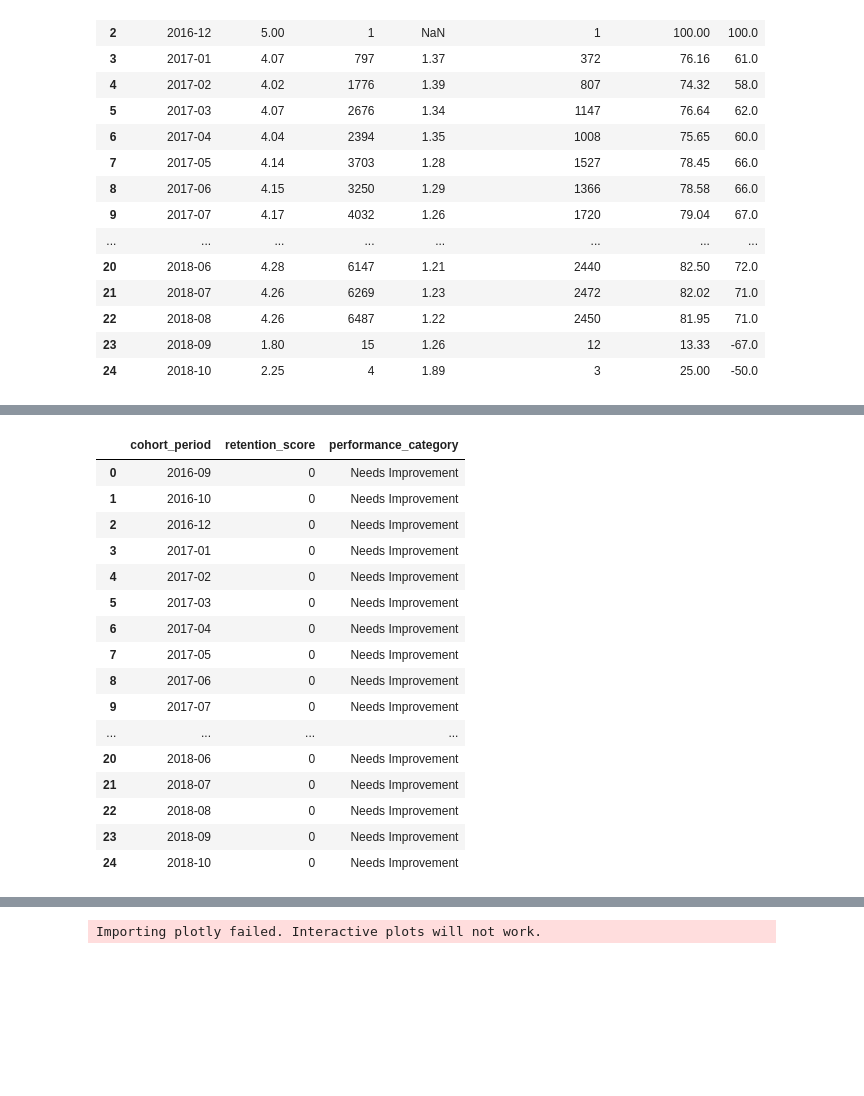
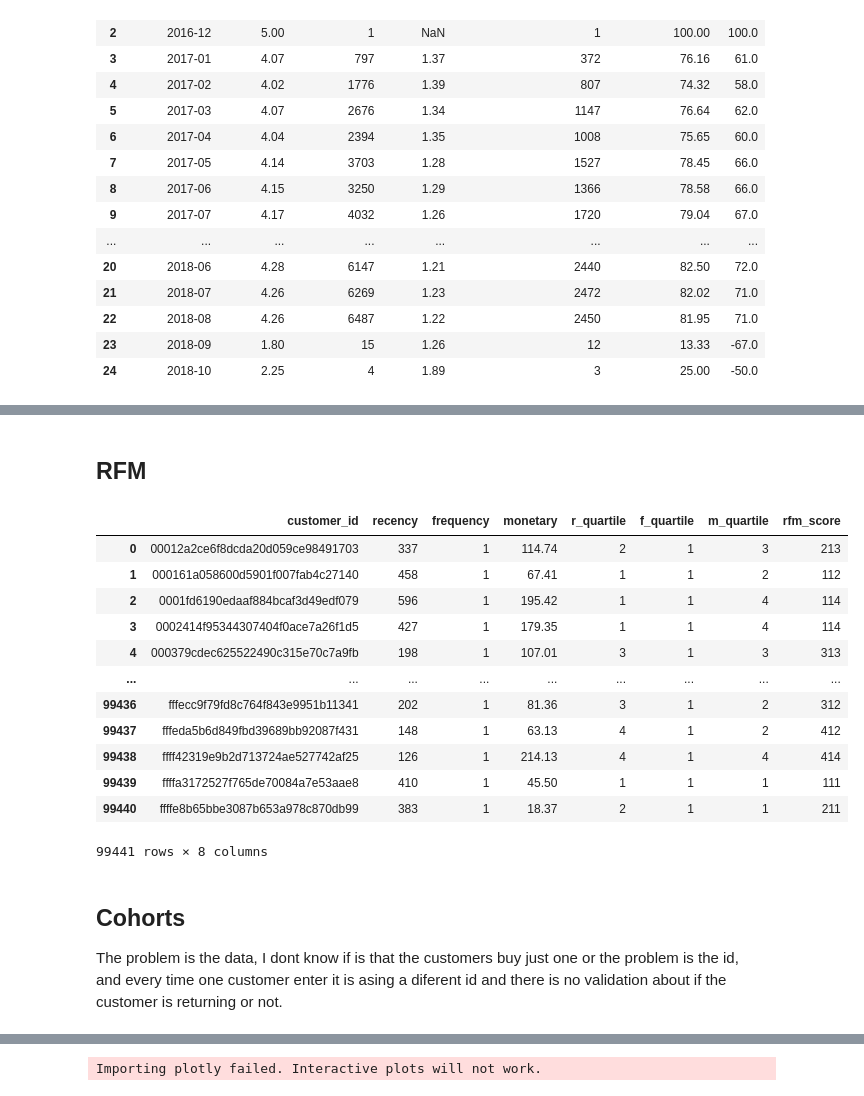
Before and after one commit to kenia-cisneros-a11y/e-comerce_olist_data, a Jupyter notebook: tests.ipynb, the cells around one changed output, grey strips where cells are left out. Drawn from its saved outputs; the diff is of its cells as text; code cells hidden in the pictures; blank space fills up the shorter version.

Commit message:
Cohort fixed function & RFM integration to Streamlit

```diff
--- a/tests.ipynb
+++ b/tests.ipynb
@@ -421,20 +326,55 @@ calculate_retention_metrics(retention_matrix_pct, cohort_sizes)
-# %%
-analyze_retention_trends(retention_matrix_pct)
-# %% [output]
-|  | cohort_period | retention_score | performance_category |
-| 0 | 2016-09 | 0 | Needs Improvement |
-| 1 | 2016-10 | 0 | Needs Improvement |
-| 2 | 2016-12 | 0 | Needs Improvement |
-| 3 | 2017-01 | 0 | Needs Improvement |
-| 4 | 2017-02 | 0 | Needs Improvement |
-| 5 | 2017-03 | 0 | Needs Improvement |
-| 6 | 2017-04 | 0 | Needs Improvement |
-| 7 | 2017-05 | 0 | Needs Improvement |
-| 8 | 2017-06 | 0 | Needs Improvement |
-| 9 | 2017-07 | 0 | Needs Improvement |
-| ... | ... | ... | ... |
-| 20 | 2018-06 | 0 | Needs Improvement |
-| 21 | 2018-07 | 0 | Needs Improvement |
-| 22 | 2018-08 | 0 | Needs Improvement |
-| 23 | 2018-09 | 0 | Needs Improvement |
-| 24 | 2018-10 | 0 | Needs Improvement |
+# %% [markdown]
+## RFM
+# %%
+filtered_orders = orders_df.copy()
+reference_date = filtered_orders['order_purchase_timestamp'].max()
+
+orders_with_value = filtered_orders.merge(
+        order_payments_df.groupby('order_id')['payment_value'].sum().reset_index(),
+        on='order_id',
+        how='left'
+    )
+
+rfm = orders_with_value.groupby('customer_id').agg({
+        'order_purchase_timestamp': lambda x: (reference_date - x.max()).days,  # Recency
+        'order_id': 'nunique',  # Frequency
+        'payment_value': 'sum'  # Monetary
+    }).reset_index()
+
+rfm.columns = ['customer_id', 'recency', 'frequency', 'monetary']
+
+if rfm['recency'].nunique() > 1:
+    rfm['r_quartile'] = pd.qcut(rfm['recency'], 4, labels=['4', '3', '2', '1'])
+else:
+    rfm['r_quartile'] = '1'  # o cualquier valor fijo
+
+if rfm['frequency'].nunique() > 1:
+    rfm['f_quartile'] = pd.qcut(rfm['frequency'], q=4, labels=['1', '2', '3', '4'])
+else:
+    rfm['f_quartile'] = '1'  # o cualquier valor fijo
+if rfm['monetary'].nunique() > 1:
+    rfm['m_quartile'] = pd.qcut(rfm['monetary'], 4, labels=['1', '2', '3', '4'])
+else:
+    rfm['m_quartile'] = '1'  # o cualquier valor fijo
+
+rfm['rfm_score'] = rfm['r_quartile'].astype(str) + rfm['f_quartile'].astype(str) + rfm['m_quartile'].astype(str)
+# %%
+rfm
+# %% [output]
+|  | customer_id | recency | frequency | monetary | r_quartile | f_quartile | m_quartile | rfm_score |
+| 0 | 00012a2ce6f8dcda20d059ce98491703 | 337 | 1 | 114.74 | 2 | 1 | 3 | 213 |
+| 1 | 000161a058600d5901f007fab4c27140 | 458 | 1 | 67.41 | 1 | 1 | 2 | 112 |
+| 2 | 0001fd6190edaaf884bcaf3d49edf079 | 596 | 1 | 195.42 | 1 | 1 | 4 | 114 |
+| 3 | 0002414f95344307404f0ace7a26f1d5 | 427 | 1 | 179.35 | 1 | 1 | 4 | 114 |
+| 4 | 000379cdec625522490c315e70c7a9fb | 198 | 1 | 107.01 | 3 | 1 | 3 | 313 |
+| ... | ... | ... | ... | ... | ... | ... | ... | ... |
+| 99436 | fffecc9f79fd8c764f843e9951b11341 | 202 | 1 | 81.36 | 3 | 1 | 2 | 312 |
+| 99437 | fffeda5b6d849fbd39689bb92087f431 | 148 | 1 | 63.13 | 4 | 1 | 2 | 412 |
+| 99438 | ffff42319e9b2d713724ae527742af25 | 126 | 1 | 214.13 | 4 | 1 | 4 | 414 |
+| 99439 | ffffa3172527f765de70084a7e53aae8 | 410 | 1 | 45.50 | 1 | 1 | 1 | 111 |
+| 99440 | ffffe8b65bbe3087b653a978c870db99 | 383 | 1 | 18.37 | 2 | 1 | 1 | 211 |
+99441 rows × 8 columns
+# %% [markdown]
+## Cohorts
+
+The problem is the data, I dont know if is that the customers buy just one or the problem is the id, and every time one customer enter it is asing a diferent id and there is no validation about if the customer is returning or not.
```
Also changed, not shown: parts of 19 cells of this notebook, 6 other files.
